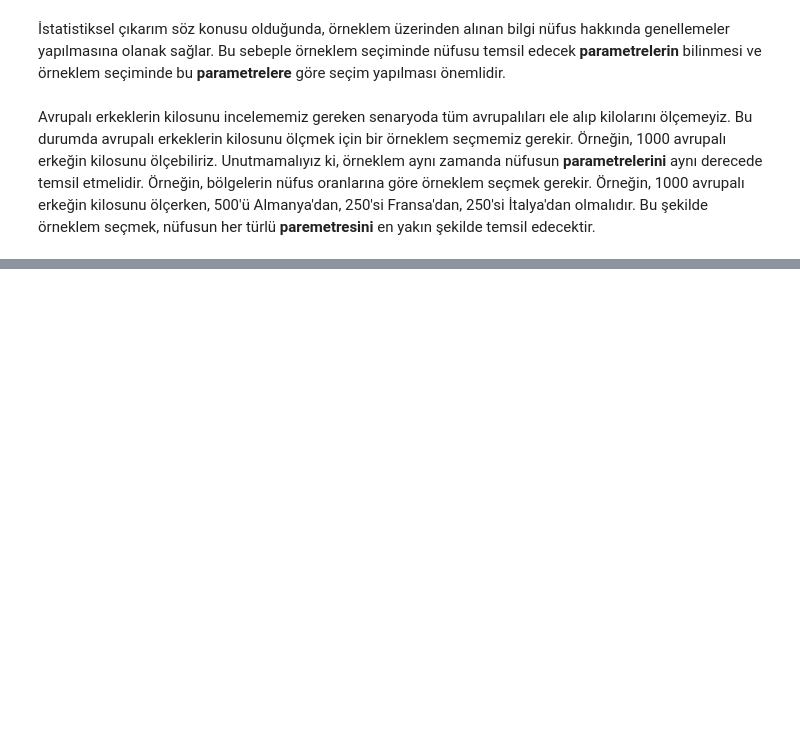
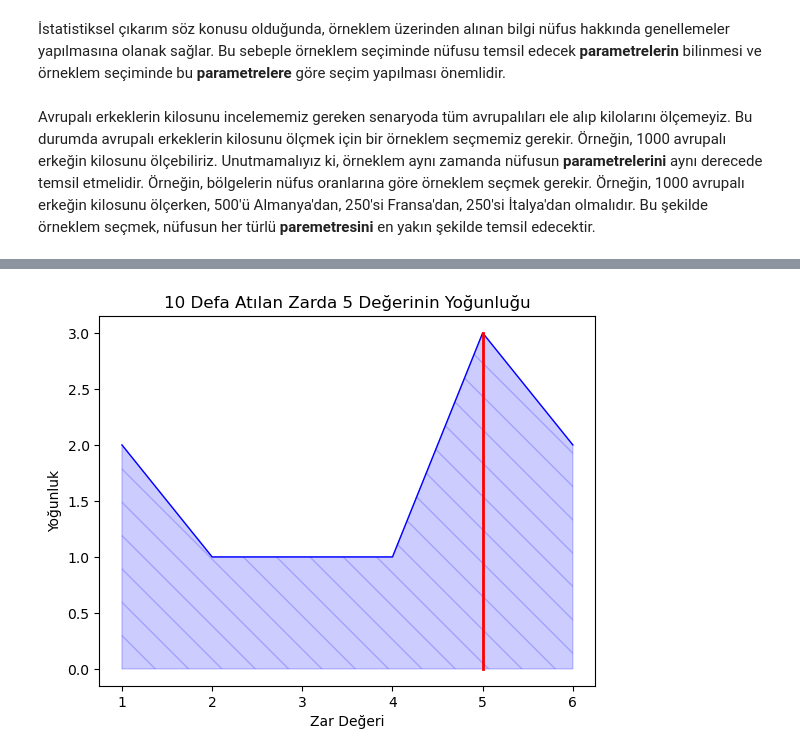
Before and after one commit to fatalerrorist/ds-kitap-ceviri-notlar, a Jupyter notebook: istatistiğe-giriş.ipynb, the cells around one changed output, grey strips where cells are left out. Cells and saved outputs as stored; diff of their text form; code cells hidden in the pictures; blank space fills up the shorter version.

```diff
--- a/istatistiğe-giriş.ipynb
+++ b/istatistiğe-giriş.ipynb
@@ -34,0 +53,25 @@ Avrupalı erkeklerin kilosunu incelememiz gereken senaryoda tüm avrupalıları
+# %%
+import matplotlib.pyplot as plt
+import numpy as np
+
+# Değerler ve sayıları
+values = [1, 2, 3, 4, 5, 6]
+counts = [2, 1, 1, 1, 3, 2]  # Örnek veriler
+
+# Grafik oluşturma
+fig, ax = plt.subplots()
+ax.plot(values, counts, linewidth=1, color='blue')
+ax.fill_between(values, counts, color='blue', alpha=0.2, hatch='\\')
+
+# 5 değerini vurgula
+ax.plot([5, 5], [0, counts[4]], linewidth=2, color='red')
+
+# Grafik ayarları
+plt.xticks(values)
+plt.xlabel('Zar Değeri')
+plt.ylabel('Yoğunluk')
+plt.title('10 Defa Atılan Zarda 5 Değerinin Yoğunluğu')
+
+plt.show()
+# %% [output]
+[figure, added]
```
Also changed, not shown: parts of 5 cells of this notebook.
